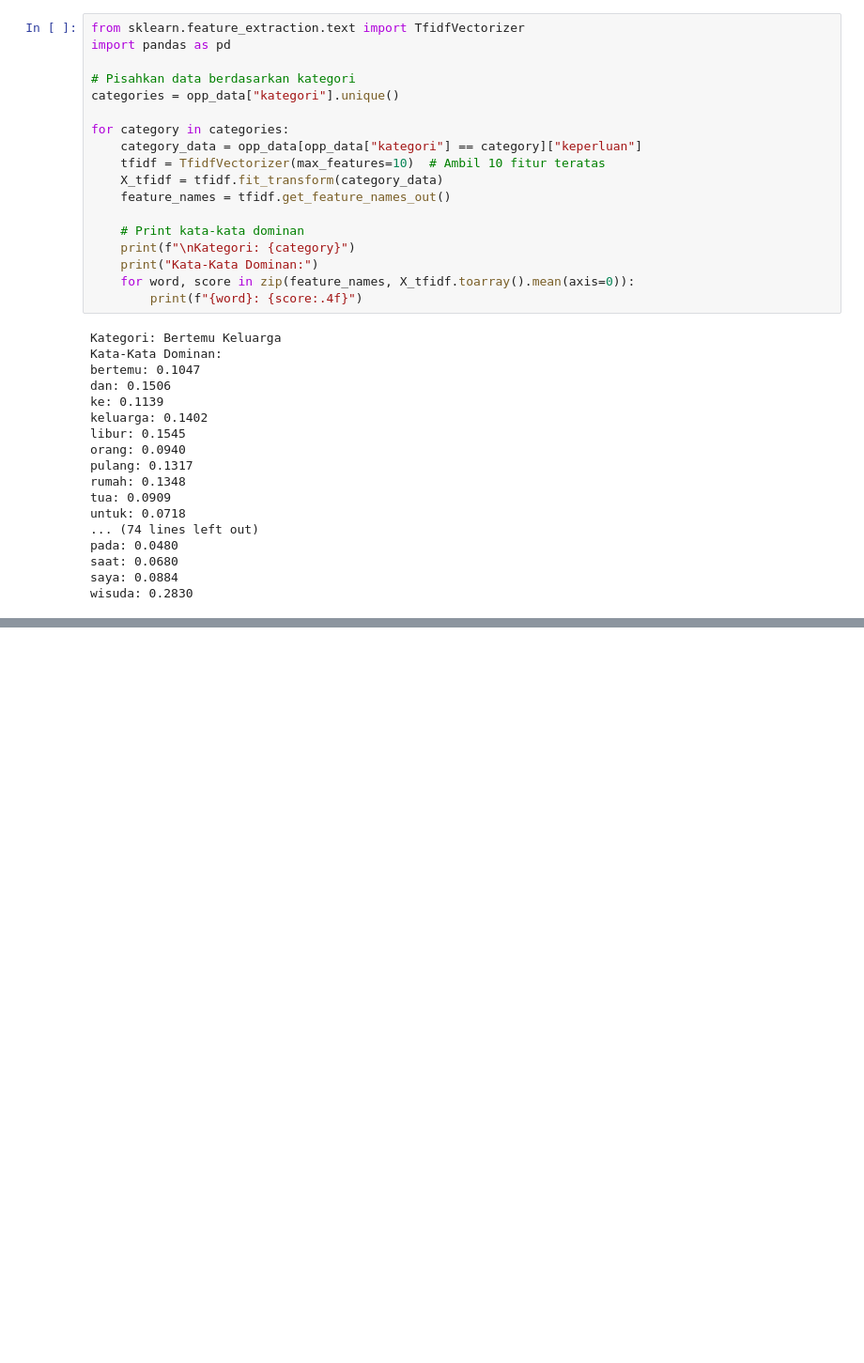
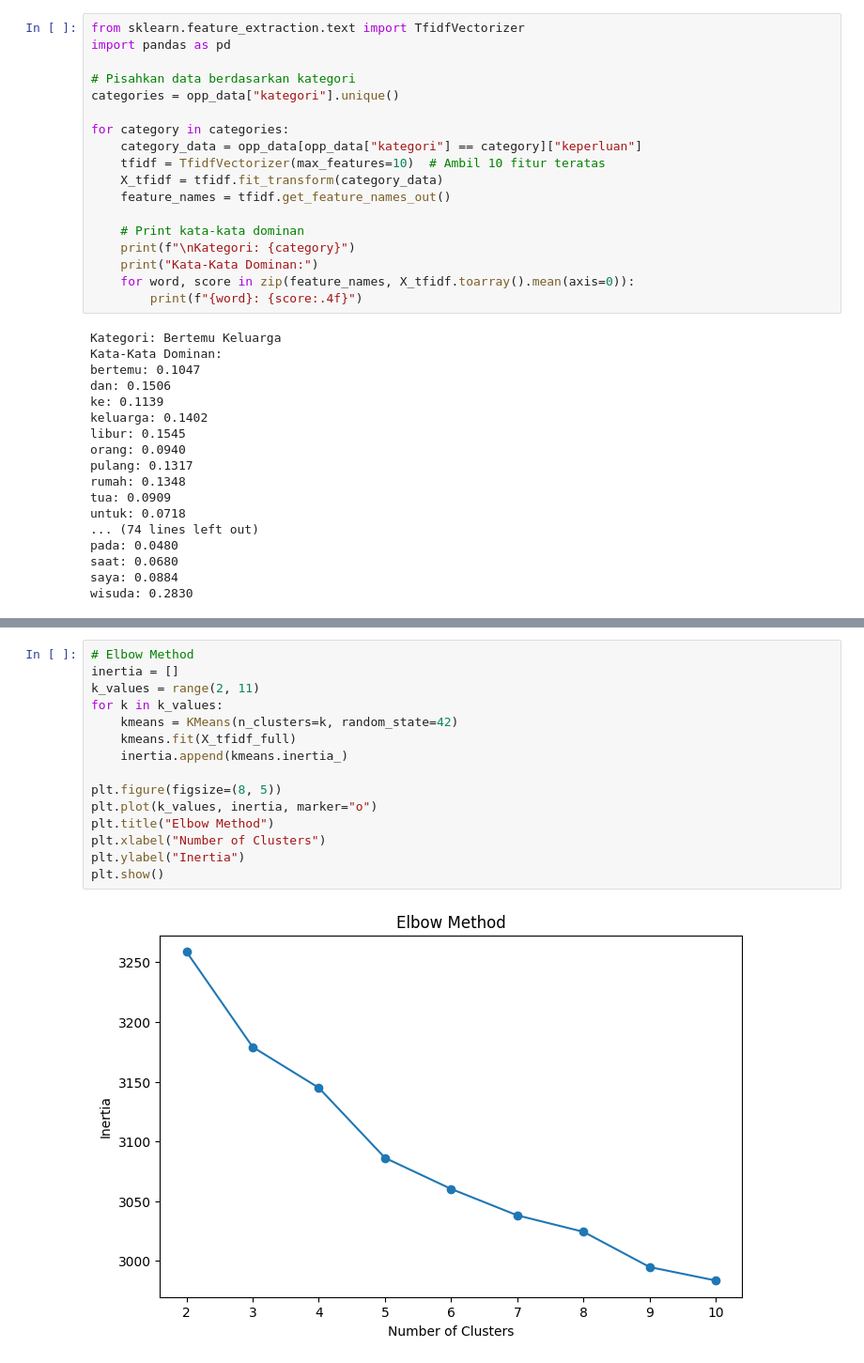
Before and after one commit to StillLearnSVN/MachineLearning07, a Jupyter notebook: rule-based_rf.ipynb, the cells around one changed output, grey strips where cells are left out. Shown: that part at 94% size. Saved outputs shown, nothing was run; the diff lists cells and outputs as text; blank space fills up the shorter version.

```diff
--- a/rule-based_rf.ipynb
+++ b/rule-based_rf.ipynb
@@ -362,0 +436,17 @@ wisuda: 0.2962
+# %%
+# Elbow Method
+inertia = []
+k_values = range(2, 11)
+for k in k_values:
+    kmeans = KMeans(n_clusters=k, random_state=42)
+    kmeans.fit(X_tfidf_full)
+    inertia.append(kmeans.inertia_)
+
+plt.figure(figsize=(8, 5))
+plt.plot(k_values, inertia, marker="o")
+plt.title("Elbow Method")
+plt.xlabel("Number of Clusters")
+plt.ylabel("Inertia")
+plt.show()
+# %% [output]
+[figure, added]
```
Also changed, not shown: parts of 11 cells of this notebook.
